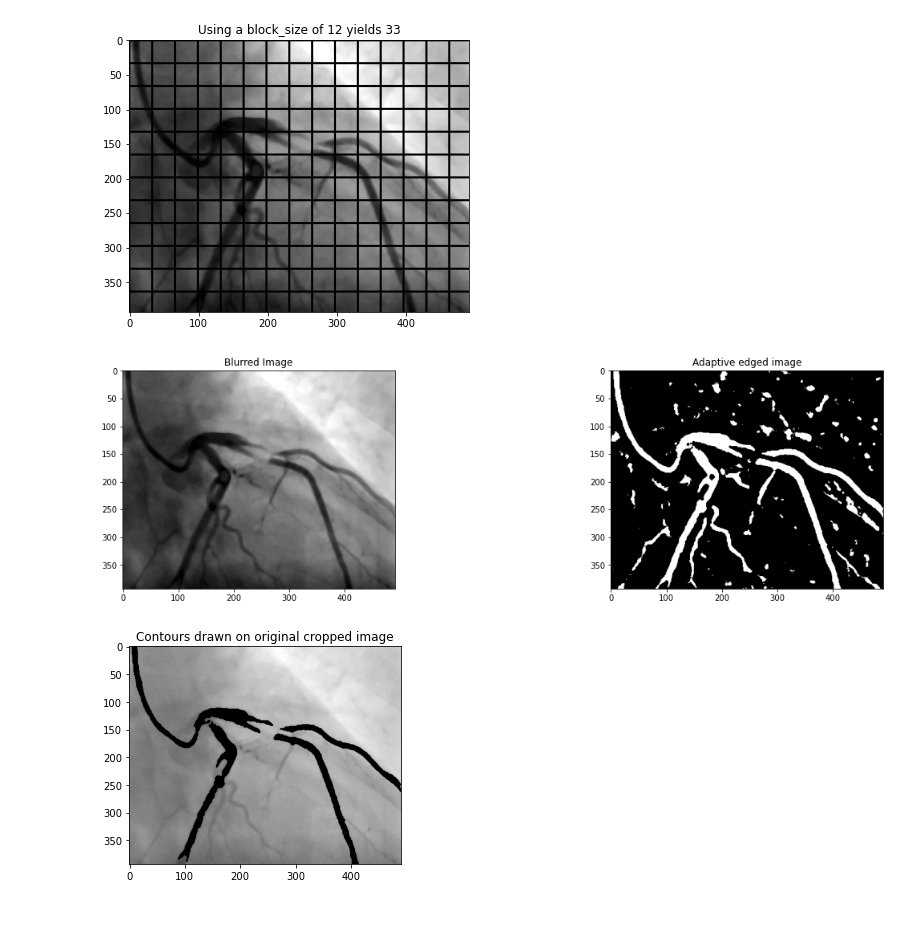
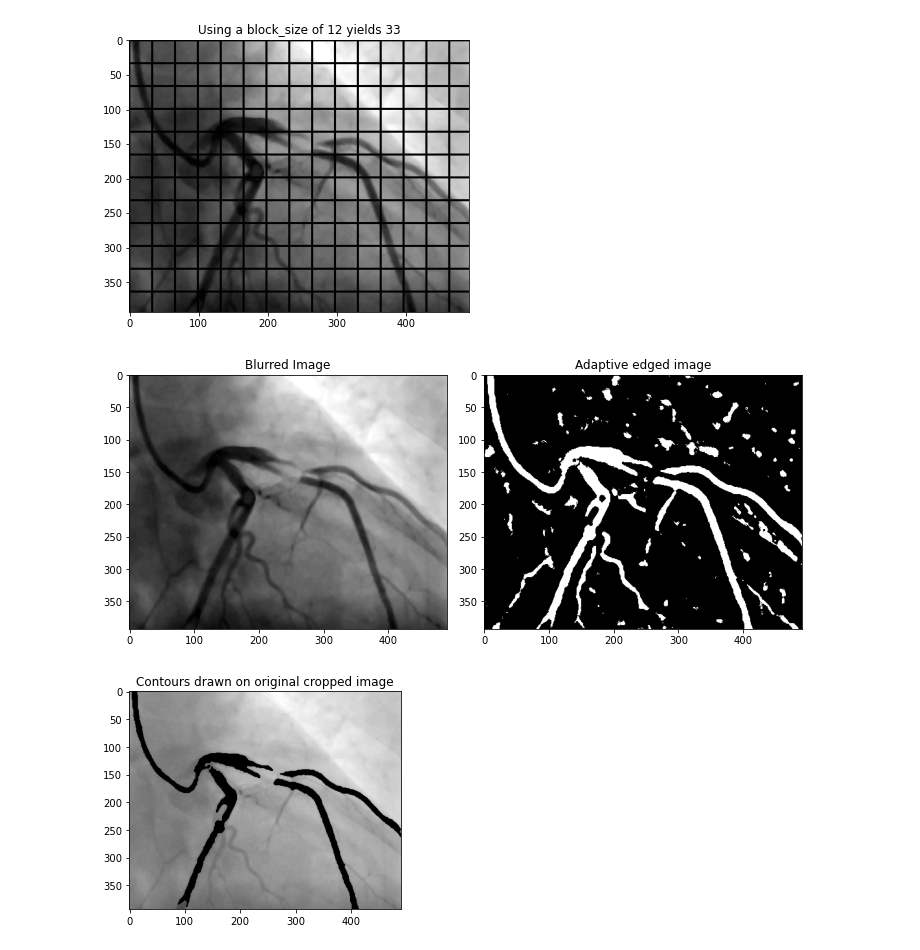
Before and after one commit to HeeebsInc/AngiogramBlockageDetection, a Jupyter notebook: technical-notebook.ipynb, the cells around one changed output. Drawn from its saved outputs; the diff is of its cells as text; code cells hidden in the pictures; blank space fills up the shorter version.

```diff
--- a/technical-notebook.ipynb
+++ b/technical-notebook.ipynb
@@ -132,15 +139,17 @@ Block size for the adaptive threshold algorithm.  This will use 33 blocks, each
 # %%
 #Step 7 Apply adaptive thresholding using the block size above
 constant = 10
 edged_adap = cv2.adaptiveThreshold(blurred, 255, cv2.ADAPTIVE_THRESH_MEAN_C, cv2.THRESH_BINARY_INV, block_size, constant)
-fig, ax = plt.subplots(1, 2, figsize = (20, 5))
+fig, ax = plt.subplots(1, 2, figsize = (10, 5))
 ax[0].imshow(blurred, cmap = 'gray')
 ax[0].set_title('Blurred Image')
 ax[1].imshow(edged_adap, cmap = 'gray')
 ax[1].set_title('Adaptive edged image')
+plt.tight_layout()
+plt.savefig('readme-assets/steps/step7.jpg', bbox_inches='tight', transparent = True)
 plt.show()
 # %% [output]
-[figure, old version]
+[figure, new version]
 # %%
 #Step 8, get contours
 min_contour_area = 1250 #minimum area allowed for each contour - this is meant to reduce noise
```
Also changed, not shown: parts of 11 cells of this notebook, 21 other files.
